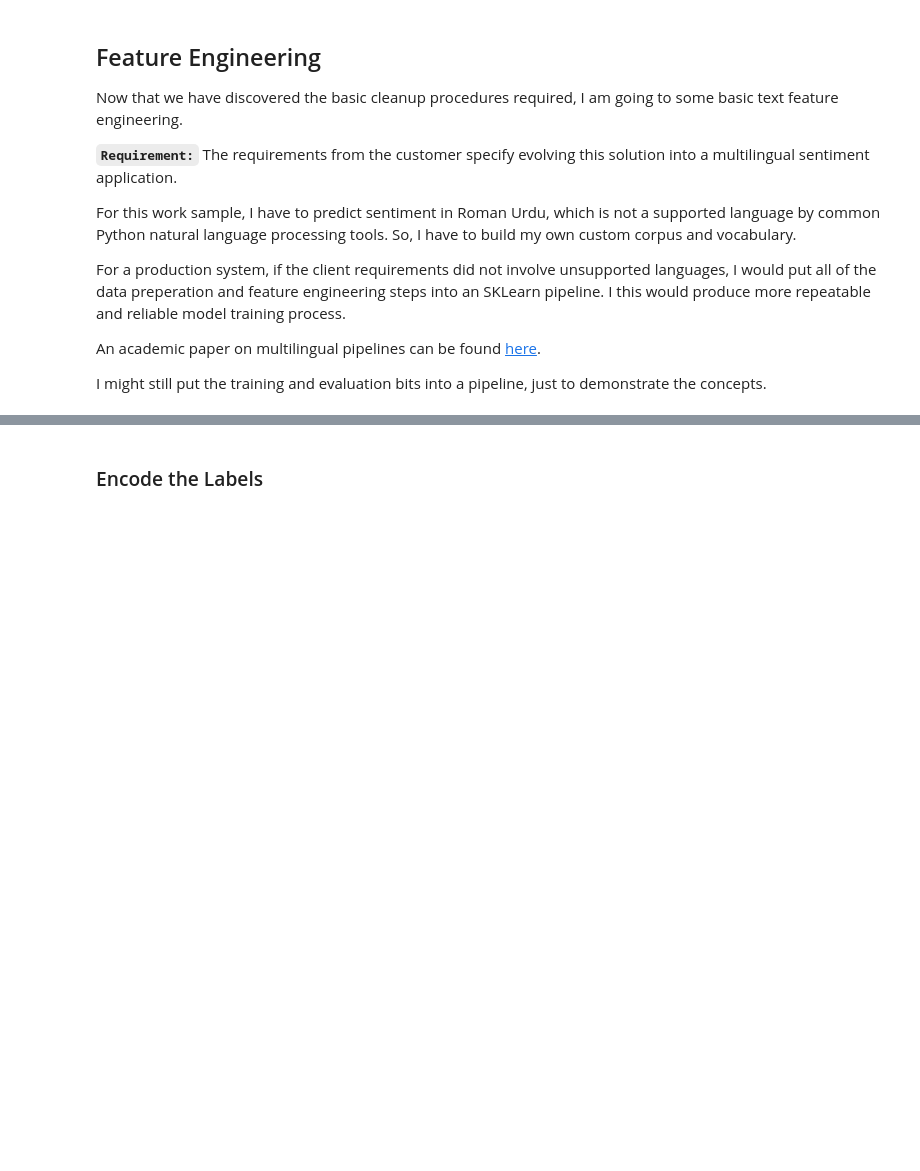
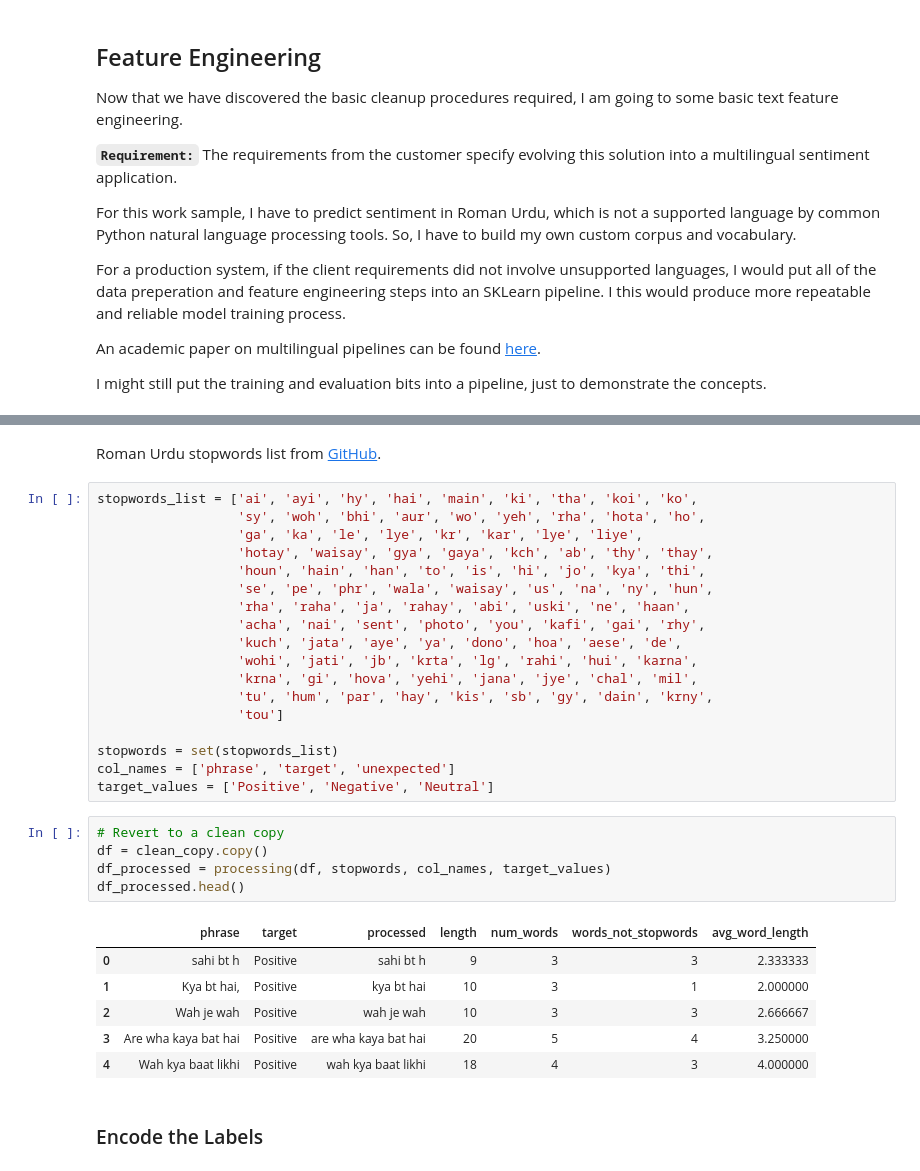
Before and after one commit to bryanfree66/colab_notebooks, a Jupyter notebook: sentiment_analysis_sample.ipynb, the cells around one changed output, grey strips where cells are left out. Cells and saved outputs as stored; diff of their text form; blank space fills up the shorter version.

Commit message:
Created some new features, and encapsulated the processing

```diff
--- a/sentiment_analysis_sample.ipynb
+++ b/sentiment_analysis_sample.ipynb
@@ -225,3 +239,35 @@ df = df[df.target.isin(['Positive', 'Negative', 'Neutral'])]
+# %% [markdown]
+Roman Urdu stopwords list from [GitHub](https://github.com/mirfan899/roman-urdu-stopwords/blob/master/stopwords.txt).
+# %%
+stopwords_list = ['ai', 'ayi', 'hy', 'hai', 'main', 'ki', 'tha', 'koi', 'ko',
+                  'sy', 'woh', 'bhi', 'aur', 'wo', 'yeh', 'rha', 'hota', 'ho',
+                  'ga', 'ka', 'le', 'lye', 'kr', 'kar', 'lye', 'liye',
+                  'hotay', 'waisay', 'gya', 'gaya', 'kch', 'ab', 'thy', 'thay',
+                  'houn', 'hain', 'han', 'to', 'is', 'hi', 'jo', 'kya', 'thi',
+                  'se', 'pe', 'phr', 'wala', 'waisay', 'us', 'na', 'ny', 'hun',
+                  'rha', 'raha', 'ja', 'rahay', 'abi', 'uski', 'ne', 'haan',
+                  'acha', 'nai', 'sent', 'photo', 'you', 'kafi', 'gai', 'rhy',
+                  'kuch', 'jata', 'aye', 'ya', 'dono', 'hoa', 'aese', 'de',
+                  'wohi', 'jati', 'jb', 'krta', 'lg', 'rahi', 'hui', 'karna',
+                  'krna', 'gi', 'hova', 'yehi', 'jana', 'jye', 'chal', 'mil',
+                  'tu', 'hum', 'par', 'hay', 'kis', 'sb', 'gy', 'dain', 'krny',
+                  'tou']
+
+stopwords = set(stopwords_list)
+col_names = ['phrase', 'target', 'unexpected']
+target_values = ['Positive', 'Negative', 'Neutral']
+# %%
+# Revert to a clean copy
+df = clean_copy.copy()
+df_processed = processing(df, stopwords, col_names, target_values)
+df_processed.head()
+# %% [output]
+|  | phrase | target | processed | length | num_words | words_not_stopwords | avg_word_length |
+| 0 | sahi bt h | Positive | sahi bt h | 9 | 3 | 3 | 2.333333 |
+| 1 | Kya bt hai, | Positive | kya bt hai | 10 | 3 | 1 | 2.000000 |
+| 2 | Wah je wah | Positive | wah je wah | 10 | 3 | 3 | 2.666667 |
+| 3 | Are wha kaya bat hai | Positive | are wha kaya bat hai | 20 | 5 | 4 | 3.250000 |
+| 4 | Wah kya baat likhi | Positive | wah kya baat likhi | 18 | 4 | 3 | 4.000000 |
 # %% [markdown]
 ### Encode the Labels
 # %%
```
Also changed, not shown: parts of 16 cells of this notebook.
